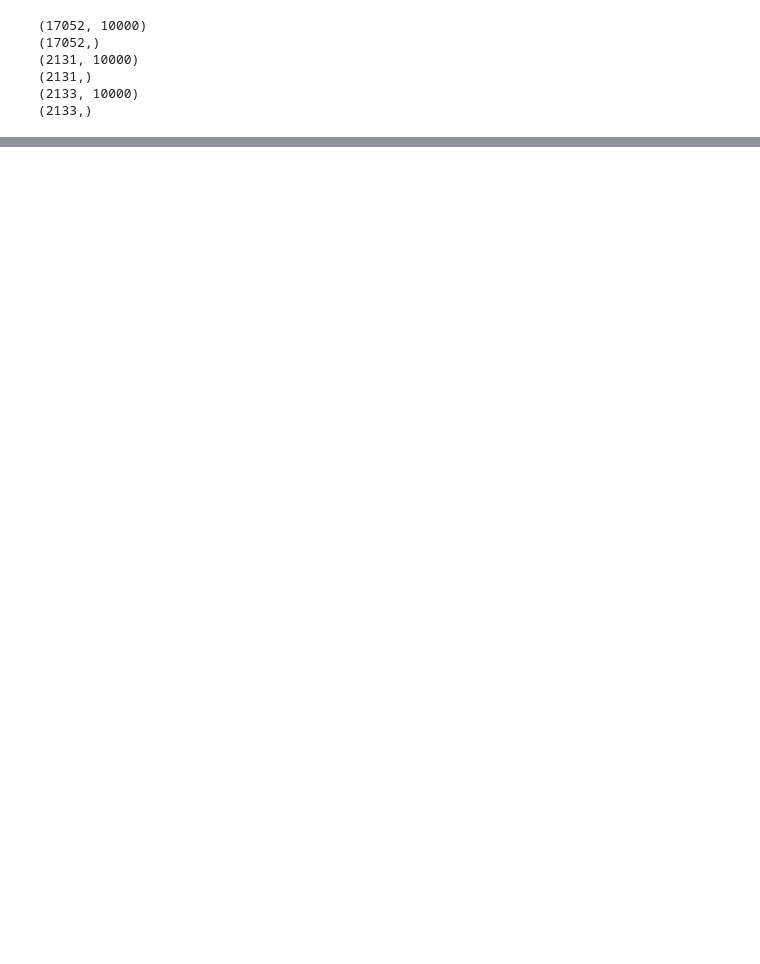
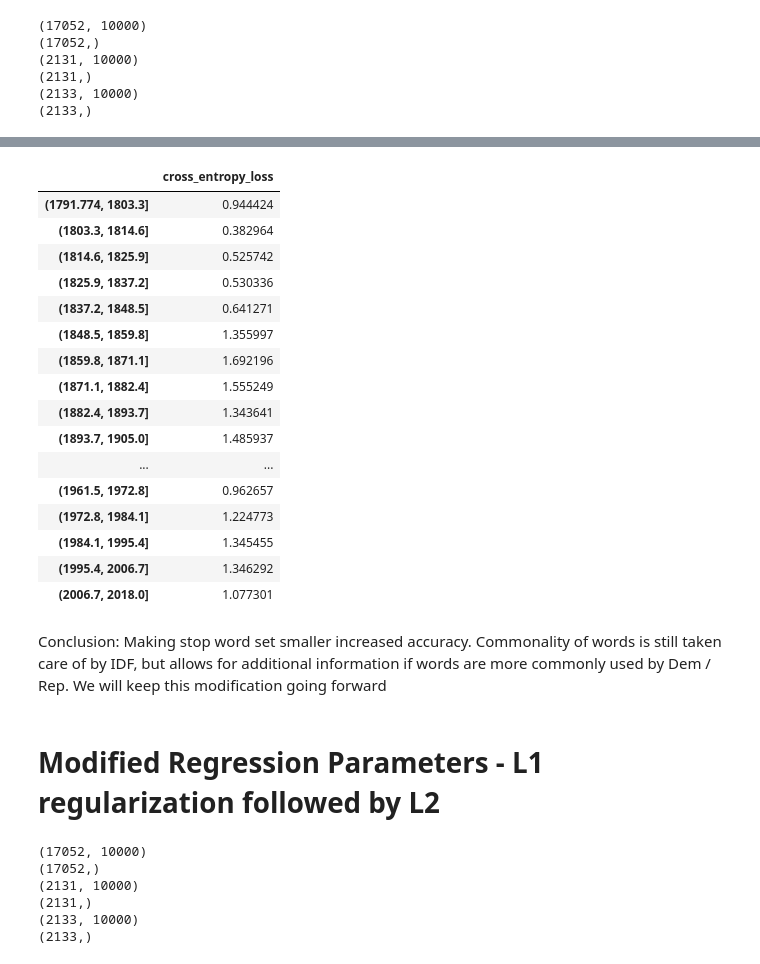
Before and after one commit to kr900910/supreme_court_opinion, a Jupyter notebook: Baseline.ipynb, the cells around one changed output, grey strips where cells are left out. Drawn from its saved outputs; the diff is of its cells as text; code cells hidden in the pictures; blank space fills up the shorter version.

```diff
--- a/Baseline.ipynb
+++ b/Baseline.ipynb
@@ -181,0 +1339,78 @@ agg_df
+# %%
+out, _ = pd.cut([int(x) for x in train_data.year_filed], 20, retbins=True)
+bins = pd.cut([int(x) for x in train_data.year_filed], 22, labels=False)
+
+preds = np.log(clf_l2.predict_proba(train_x)[:,1])
+preds_df = pd.DataFrame({'bins': bins, 'log_prob': preds})
+
+agg_df = preds_df.groupby('bins').agg(lambda x: -np.mean(x.log_prob))
+agg_df.index = out.categories
+agg_df.columns = ['cross_entropy_loss']
+
+agg_df
+# %% [output]
+|  | cross_entropy_loss |
+| (1791.774, 1803.3] | 0.944424 |
+| (1803.3, 1814.6] | 0.382964 |
+| (1814.6, 1825.9] | 0.525742 |
+| (1825.9, 1837.2] | 0.530336 |
+| (1837.2, 1848.5] | 0.641271 |
+| (1848.5, 1859.8] | 1.355997 |
+| (1859.8, 1871.1] | 1.692196 |
+| (1871.1, 1882.4] | 1.555249 |
+| (1882.4, 1893.7] | 1.343641 |
+| (1893.7, 1905.0] | 1.485937 |
+| ... | ... |
+| (1961.5, 1972.8] | 0.962657 |
+| (1972.8, 1984.1] | 1.224773 |
+| (1984.1, 1995.4] | 1.345455 |
+| (1995.4, 2006.7] | 1.346292 |
+| (2006.7, 2018.0] | 1.077301 |
+# %% [markdown]
+Conclusion: Making stop word set smaller increased accuracy. Commonality of words is still taken care of by IDF, but allows for additional information if words are more commonly used by Dem / Rep. We will keep this modification going forward
+# %% [markdown]
+# Modified Regression Parameters - L1 regularization followed by L2
+# %%
+# Define TF-IDF vectorizer; Using top 1000 words as stop words.
+def dummy_fun(doc):
+    return doc
+
+# Remove judge names b/c these are strong indicators of political party without indicating how language is used in opinions
+# Stop word set up to position 200, corresponds to 99.65 percentile with words having counts> 38746
+# Still includes common words like 'petitioners', but IDF weighting should take care of that
+stop_word_set = [w for w, i in vocab.unigram_counts.most_common(200)]
+stop_word_set.extend([judge_name for judge_name in set(w.lower() for w in data.name_last)])
+
+tfidf = TfidfVectorizer(
+    analyzer='word',
+    tokenizer=dummy_fun,
+    preprocessor=dummy_fun,
+    token_pattern=None,
+    vocabulary=vocab.word_to_id,
+    stop_words=stop_word_set)
+
+# Transform to TFIDF data sets
+
+train_x = tfidf.fit_transform(train_data.text)
+train_y = train_data.y
+
+dev_x = tfidf.transform(dev_data.text)
+dev_y = dev_data.y
+
+test_x = tfidf.transform(test_data.text)
+test_y = test_data.y
+
+# print shapes for confirmation
+print(train_x.shape)
+print(train_y.shape)
+print(dev_x.shape)
+print(dev_y.shape)
+print(test_x.shape)
+print(test_y.shape)
+# %% [output]
+(17052, 10000)
+(17052,)
+(2131, 10000)
+(2131,)
+(2133, 10000)
+(2133,)
```
Also changed, not shown: parts of 77 cells of this notebook, 1 other file.
